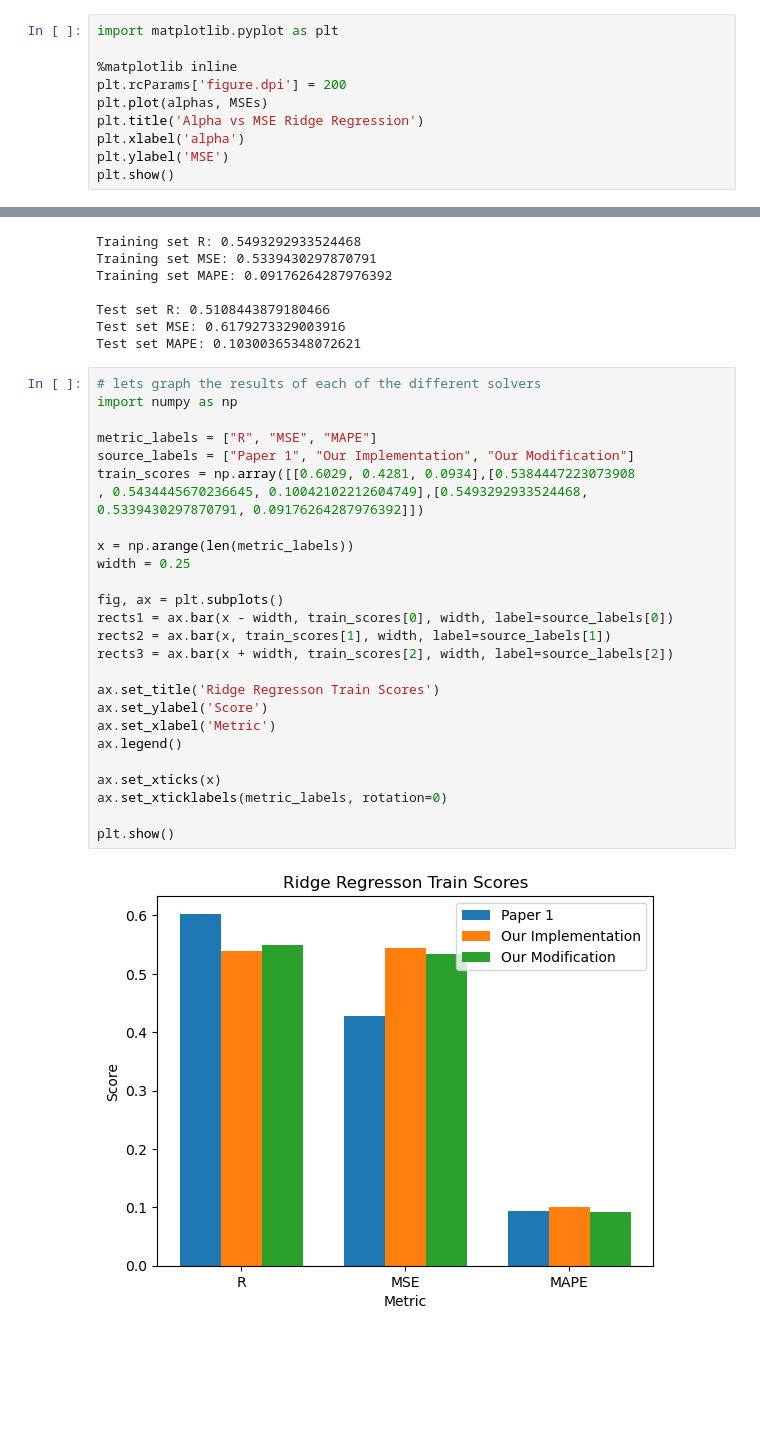
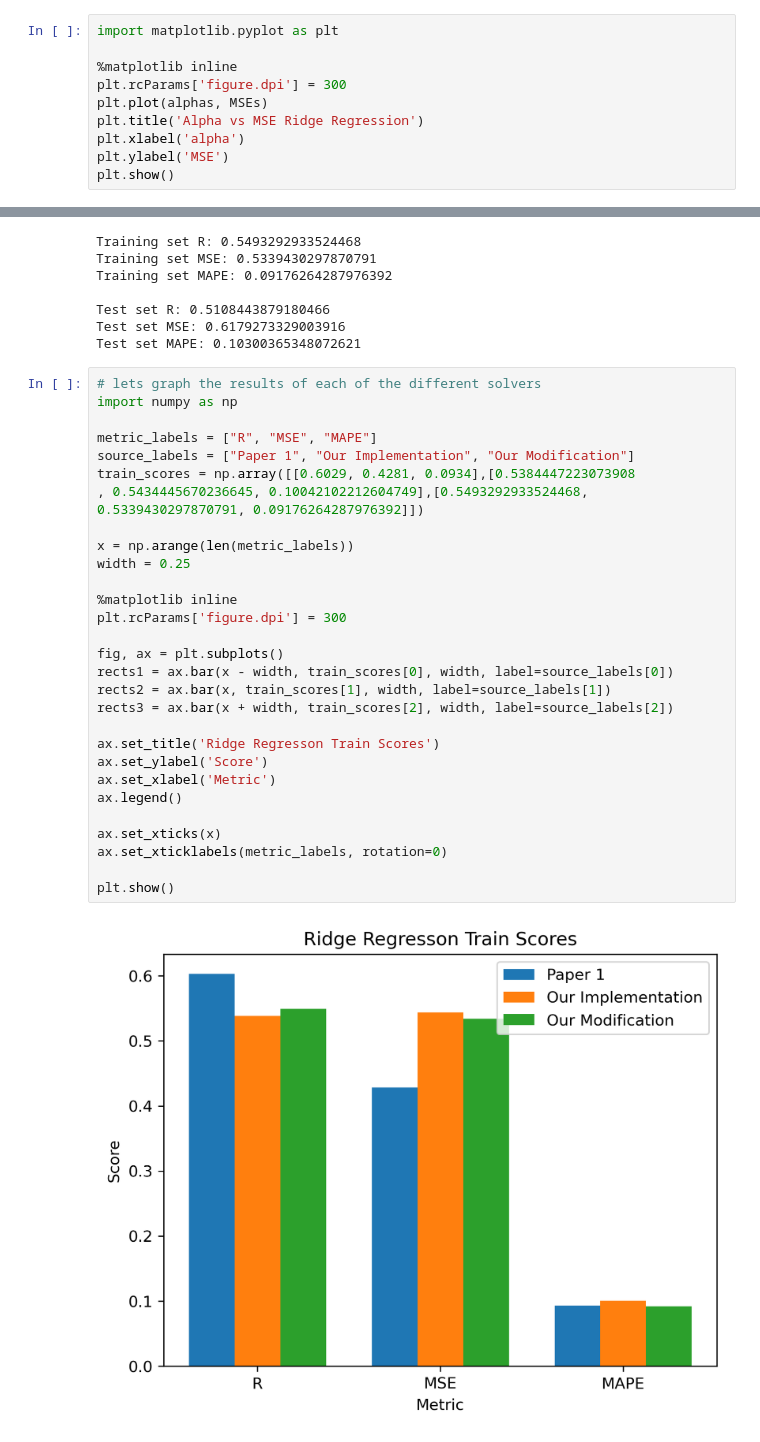
Before and after one commit to tyleryip/ENSF544_Project2, a Jupyter notebook: paper1-RidgeRegression.ipynb, the cells around one changed output, grey strips where cells are left out. Saved outputs shown, nothing was run; the diff lists cells and outputs as text; blank space fills up the shorter version.

```diff
--- a/paper1-RidgeRegression.ipynb
+++ b/paper1-RidgeRegression.ipynb
@@ -156,7 +156,7 @@ lowest MSE was found to be 0.6279313391826907 using an alpha value of 52.5100099
 import matplotlib.pyplot as plt
 
 %matplotlib inline
-plt.rcParams['figure.dpi'] = 200
+plt.rcParams['figure.dpi'] = 300
 plt.plot(alphas, MSEs)
 plt.title('Alpha vs MSE Ridge Regression')
 plt.xlabel('alpha')
@@ -277,31 +277,34 @@ Test set MAPE: 0.10300365348072621
 # %%
 # lets graph the results of each of the different solvers
 import numpy as np
 
 metric_labels = ["R", "MSE", "MAPE"]
 source_labels = ["Paper 1", "Our Implementation", "Our Modification"]
 train_scores = np.array([[0.6029, 0.4281, 0.0934],[0.5384447223073908
 , 0.5434445670236645, 0.10042102212604749],[0.5493292933524468, 0.5339430297870791, 0.09176264287976392]])
 
 x = np.arange(len(metric_labels))
 width = 0.25
+
+%matplotlib inline
+plt.rcParams['figure.dpi'] = 300
 
 fig, ax = plt.subplots()
 rects1 = ax.bar(x - width, train_scores[0], width, label=source_labels[0])
 rects2 = ax.bar(x, train_scores[1], width, label=source_labels[1])
 rects3 = ax.bar(x + width, train_scores[2], width, label=source_labels[2])
 
 ax.set_title('Ridge Regresson Train Scores')
 ax.set_ylabel('Score')
 ax.set_xlabel('Metric')
 ax.legend()
 
 ax.set_xticks(x)
 ax.set_xticklabels(metric_labels, rotation=0)
 
 plt.show()
 # %% [output]
-[figure, old version]
+[figure, new version]
 # %%
 test_scores = np.array([[0.6029, 0.4281, 0.0934],[0.5384447223073908
 , 0.5434445670236645, 0.10042102212604749],[0.5108443879180466, 0.6179273329003916, 0.10300365348072621]])
```
Also changed, not shown: parts of 1 cell of this notebook.
